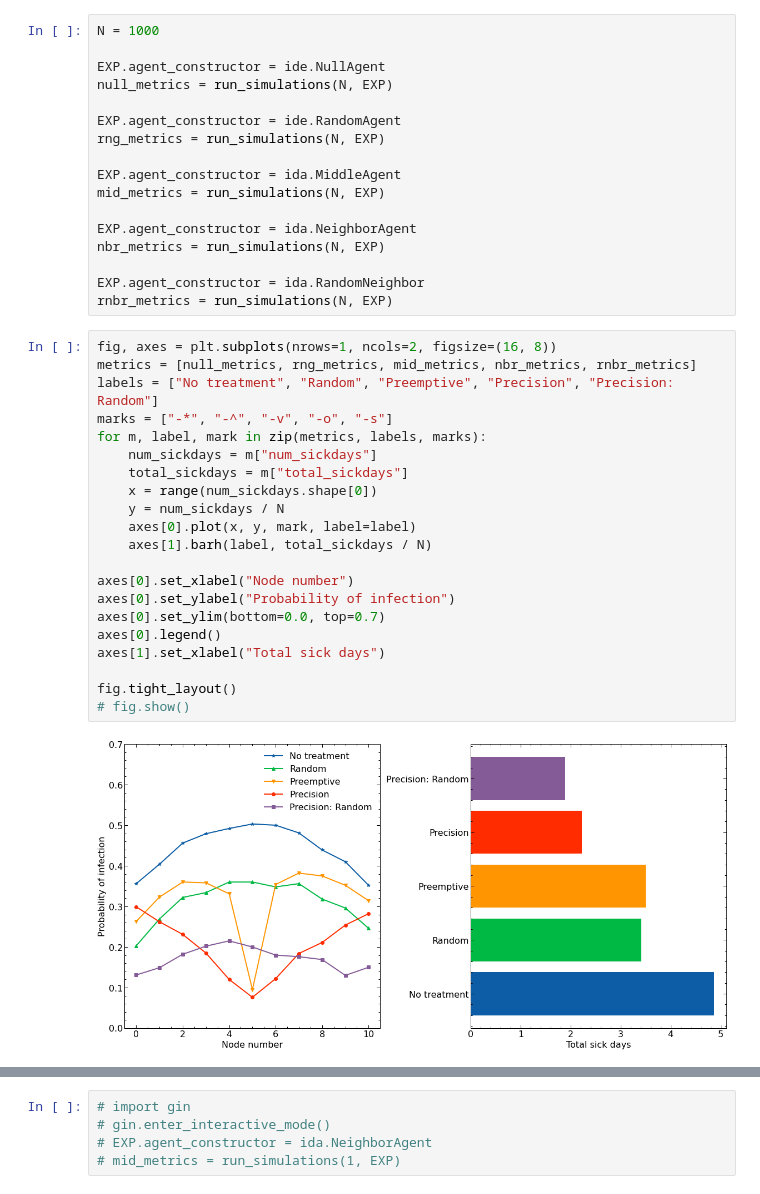
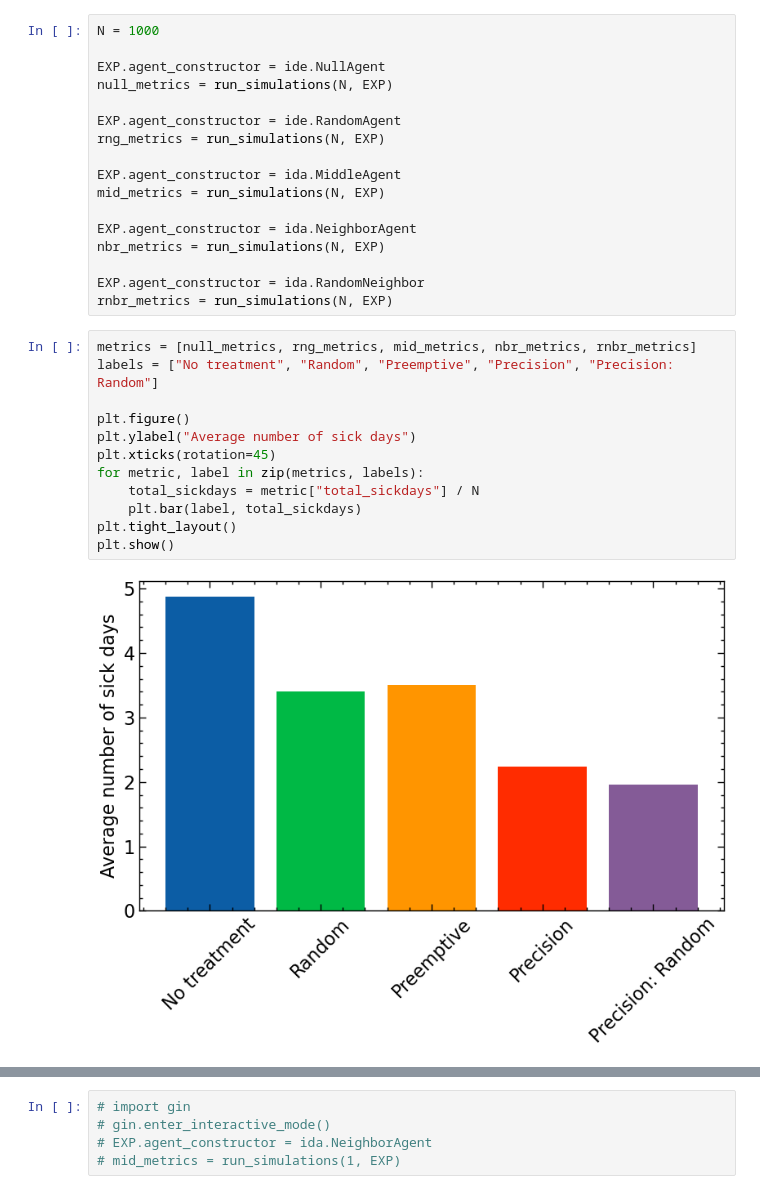
Before and after one commit to EvanLavender13/cst680-project, a Jupyter notebook: main.ipynb, the cells around one changed output, grey strips where cells are left out. Drawn from its saved outputs; the diff is of its cells as text.

Commit message:
Playing with figures

```diff
--- a/main.ipynb
+++ b/main.ipynb
@@ -112,26 +110,17 @@ nbr_metrics = run_simulations(N, EXP)
 
 EXP.agent_constructor = ida.RandomNeighbor
 rnbr_metrics = run_simulations(N, EXP)
-# %%
-fig, axes = plt.subplots(nrows=1, ncols=2, figsize=(16, 8))
-metrics = [null_metrics, rng_metrics, mid_metrics, nbr_metrics, rnbr_metrics]
-labels = ["No treatment", "Random", "Preemptive", "Precision", "Precision: Random"]
-marks = ["-*", "-^", "-v", "-o", "-s"]
-for m, label, mark in zip(metrics, labels, marks):
-    num_sickdays = m["num_sickdays"]
-    total_sickdays = m["total_sickdays"]
-    x = range(num_sickdays.shape[0])
-    y = num_sickdays / N
-    axes[0].plot(x, y, mark, label=label)
-    axes[1].barh(label, total_sickdays / N)
-
-axes[0].set_xlabel("Node number")
-axes[0].set_ylabel("Probability of infection")
-axes[0].set_ylim(bottom=0.0, top=0.7)
-axes[0].legend()
-axes[1].set_xlabel("Total sick days")
-
-fig.tight_layout()
-# fig.show()
-# %% [output]
-[figure, removed]
+# %%
+metrics = [null_metrics, rng_metrics, mid_metrics, nbr_metrics, rnbr_metrics]
+labels = ["No treatment", "Random", "Preemptive", "Precision", "Precision: Random"]
+
+plt.figure()
+plt.ylabel("Average number of sick days")
+plt.xticks(rotation=45)
+for metric, label in zip(metrics, labels):
+    total_sickdays = metric["total_sickdays"] / N
+    plt.bar(label, total_sickdays)
+plt.tight_layout()
+plt.show()
+# %% [output]
+[figure, added]
```
Also changed, not shown: parts of 2 cells of this notebook.
